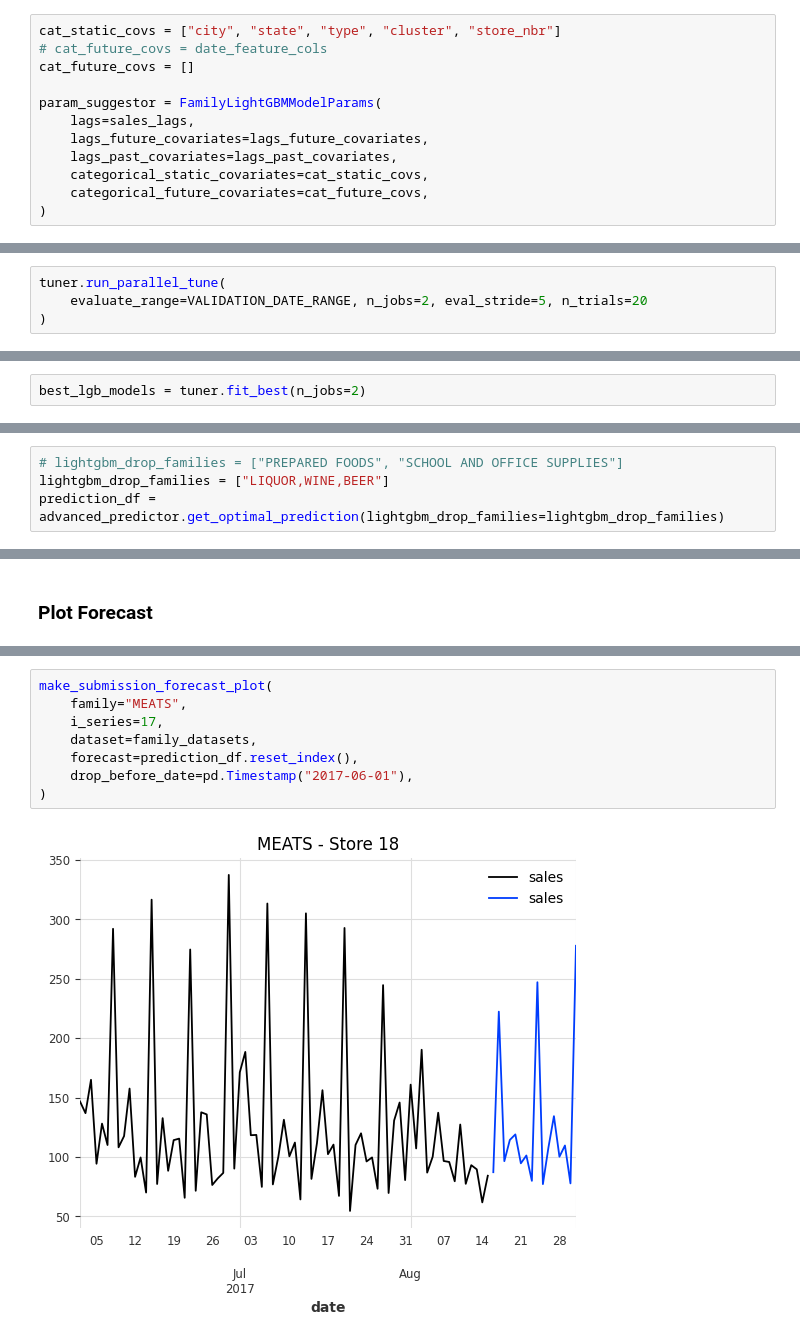
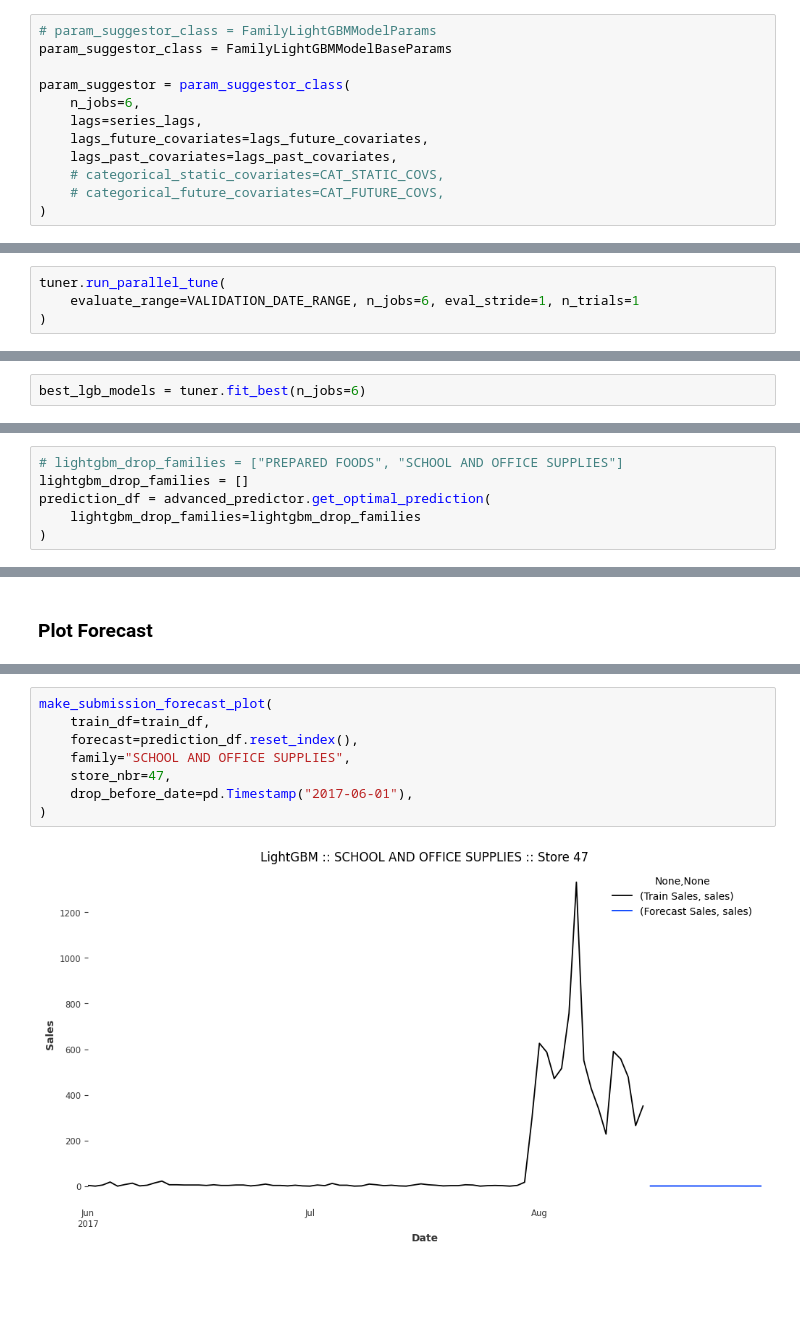
Before and after one commit to Tikhon-Radkevich/Store-Sales, a Jupyter notebook: notebooks/light_gbm/darts_light_gbm_implementation.ipynb, the cells around one changed output, grey strips where cells are left out. Saved outputs shown, nothing was run; the diff lists cells and outputs as text; blank space fills up the shorter version.

```diff
--- a/notebooks/light_gbm/darts_light_gbm_implementation.ipynb
+++ b/notebooks/light_gbm/darts_light_gbm_implementation.ipynb
@@ -236,14 +281,14 @@ optuna.logging.set_verbosity(optuna.logging.WARNING)
 # %%
-cat_static_covs = ["city", "state", "type", "cluster", "store_nbr"]
-# cat_future_covs = date_feature_cols
-cat_future_covs = []
+# param_suggestor_class = FamilyLightGBMModelParams
+param_suggestor_class = FamilyLightGBMModelBaseParams
 
-param_suggestor = FamilyLightGBMModelParams(
-    lags=sales_lags,
+param_suggestor = param_suggestor_class(
+    n_jobs=6,
+    lags=series_lags,
     lags_future_covariates=lags_future_covariates,
     lags_past_covariates=lags_past_covariates,
-    categorical_static_covariates=cat_static_covs,
-    categorical_future_covariates=cat_future_covs,
+    # categorical_static_covariates=CAT_STATIC_COVS,
+    # categorical_future_covariates=CAT_FUTURE_COVS,
 )
 # %%
 tuner = LightGBMModelTuner(
@@ -251,5 +296,5 @@ tuner = LightGBMModelTuner(
 )
 # %%
 tuner.run_parallel_tune(
-    evaluate_range=VALIDATION_DATE_RANGE, n_jobs=2, eval_stride=5, n_trials=20
+    evaluate_range=VALIDATION_DATE_RANGE, n_jobs=6, eval_stride=1, n_trials=1
 )
@@ -256,2 +304,2 @@ tuner.run_parallel_tune(
 # %%
-best_lgb_models = tuner.fit_best(n_jobs=2)
+best_lgb_models = tuner.fit_best(n_jobs=6)
@@ -347,5 +401,7 @@ advanced_predictor.make_family_loss_plot(family="LIQUOR,WINE,BEER")
 ## Save Optimal Submission
 # %%
 # lightgbm_drop_families = ["PREPARED FOODS", "SCHOOL AND OFFICE SUPPLIES"]
-lightgbm_drop_families = ["LIQUOR,WINE,BEER"]
-prediction_df = advanced_predictor.get_optimal_prediction(lightgbm_drop_families=lightgbm_drop_families)
+lightgbm_drop_families = []
+prediction_df = advanced_predictor.get_optimal_prediction(
+    lightgbm_drop_families=lightgbm_drop_families
+)
@@ -390,10 +416,10 @@ dtype: int64
 # %%
 make_submission_forecast_plot(
-    family="MEATS",
-    i_series=17,
-    dataset=family_datasets,
+    train_df=train_df,
     forecast=prediction_df.reset_index(),
+    family="SCHOOL AND OFFICE SUPPLIES",
+    store_nbr=47,
     drop_before_date=pd.Timestamp("2017-06-01"),
 )
 # %% [output]
-[figure, old version]
+[figure, new version]
```
Also changed, not shown: parts of 51 cells of this notebook.
